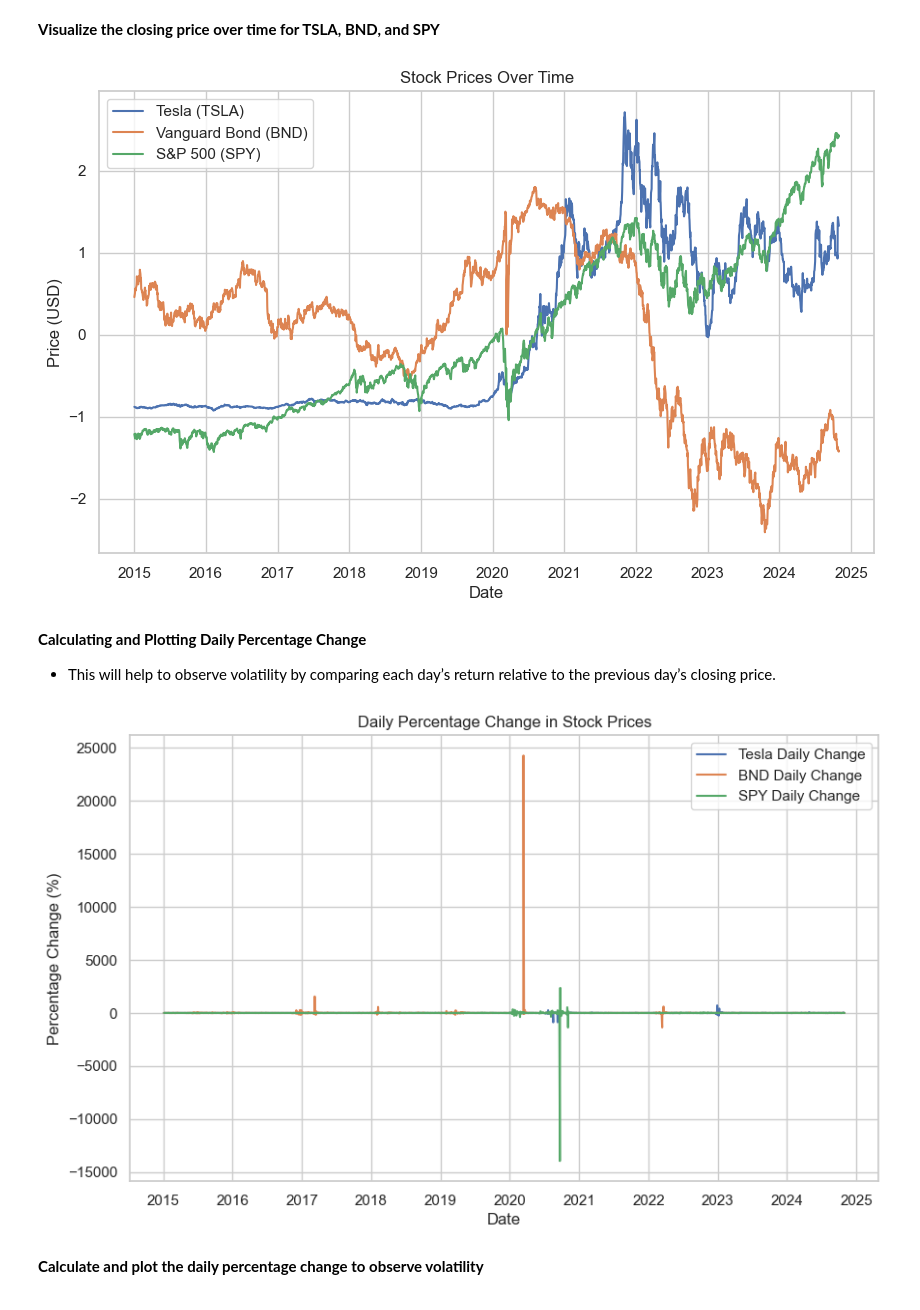
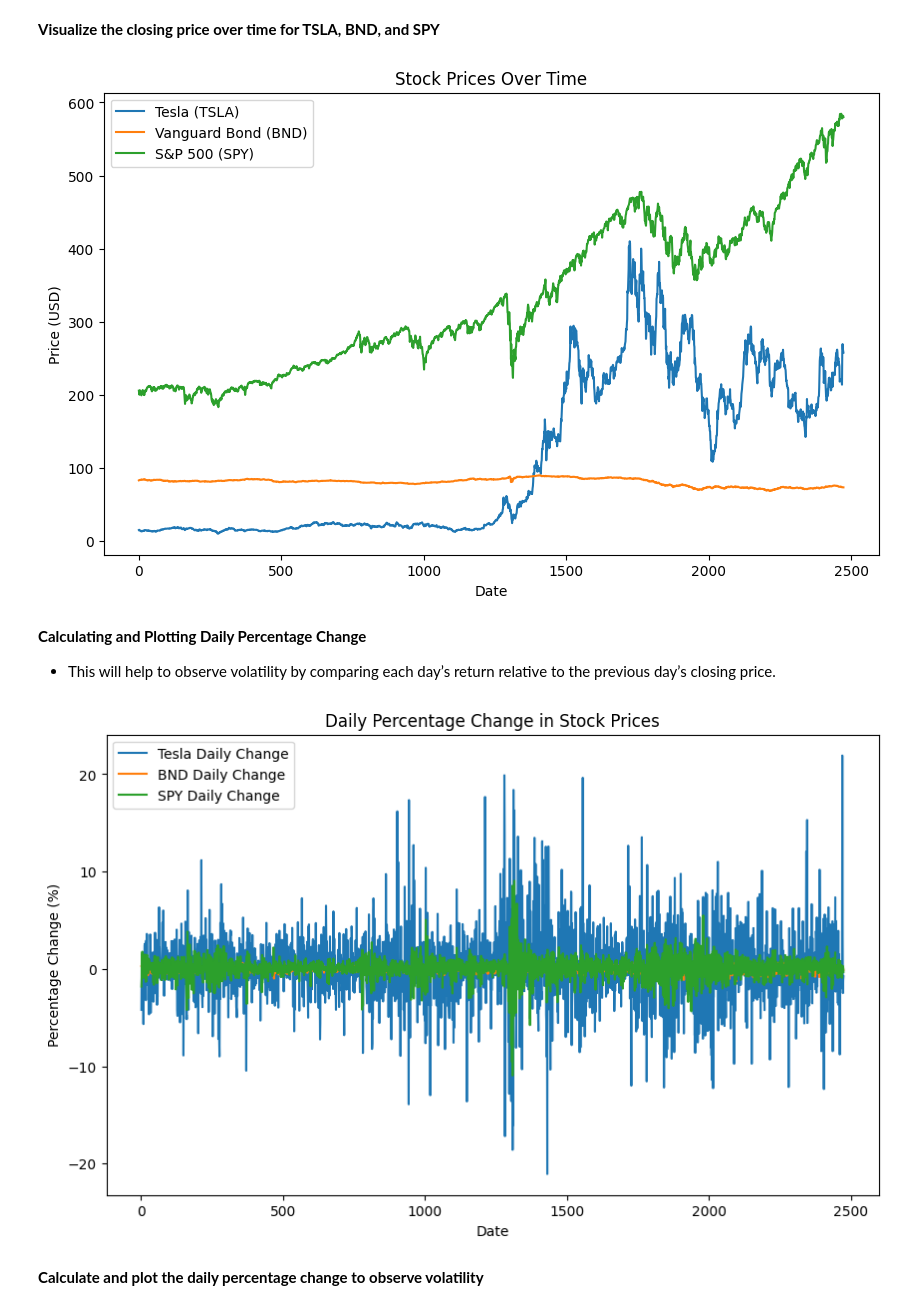
Before and after one commit to Akeab-tame/GMF-Investment-Strategies, a Jupyter notebook: notebooks/preprocess_explore_data.ipynb, the cells around one changed output. Saved outputs shown, nothing was run; the diff lists cells and outputs as text; code cells hidden in the pictures.

```diff
--- a/notebooks/preprocess_explore_data.ipynb
+++ b/notebooks/preprocess_explore_data.ipynb
@@ -168,6 +168,10 @@ data[['Adj Close BND', 'Adj Close SPY', 'Adj Close TSLA',
 **Visualizing Closing Price Over Time**
 
 - Plot the closing price for each asset to identify any obvious trends:
+# %%
+data = pd.read_csv("../data/TSLA.CSV")
+data1 = pd.read_csv("../data/BND.CSV")
+data2 = pd.read_csv("../data/SPY.CSV")
 # %%
 data
 # %% [output]
@@ -189,37 +192,37 @@ data
 **Visualize the closing price over time for TSLA, BND, and SPY**
 # %%
 plt.figure(figsize=(10, 6))
-plt.plot(data.index, data['Close TSLA'], label='Tesla (TSLA)')
-plt.plot(data.index, data['Close BND'], label='Vanguard Bond (BND)')
-plt.plot(data.index, data['Close SPY'], label='S&P 500 (SPY)')
+plt.plot(data.index, data['Close'], label='Tesla (TSLA)')
+plt.plot(data1.index, data1['Close'], label='Vanguard Bond (BND)')
+plt.plot(data2.index, data2['Close'], label='S&P 500 (SPY)')
 plt.title('Stock Prices Over Time')
 plt.xlabel('Date')
 plt.ylabel('Price (USD)')
 plt.legend()
 plt.show()
 # %% [output]
-[figure, old version]
+[figure, new version]
 # %% [markdown]
 **Calculating and Plotting Daily Percentage Change**
 
 - This will help to observe volatility by comparing each day’s return relative to the previous day’s closing price.
 # %%
 # Calculate and plot the daily percentage change to observe volatility for all three assets
-data['Daily Change TSLA'] = data['Close TSLA'].pct_change() * 100
-data['Daily Change BND'] = data['Close BND'].pct_change() * 100
-data['Daily Change SPY'] = data['Close SPY'].pct_change() * 100
+data['Daily Change TSLA'] = data['Close'].pct_change() * 100
+data1['Daily Change BND'] = data1['Close'].pct_change() * 100
+data2['Daily Change SPY'] = data2['Close'].pct_change() * 100
 # %%
 plt.figure(figsize=(10, 6))
 plt.plot(data.index, data['Daily Change TSLA'], label='Tesla Daily Change')
-plt.plot(data.index, data['Daily Change BND'], label='BND Daily Change')
-plt.plot(data.index, data['Daily Change SPY'], label='SPY Daily Change')
+plt.plot(data.index, data1['Daily Change BND'], label='BND Daily Change')
+plt.plot(data.index, data2['Daily Change SPY'], label='SPY Daily Change')
 plt.title('Daily Percentage Change in Stock Prices')
 plt.xlabel('Date')
 plt.ylabel('Percentage Change (%)')
 plt.legend()
 plt.show()
 # %% [output]
-[figure, old version]
+[figure, new version]
 # %% [markdown]
 **Calculate and plot the daily percentage change to observe volatility**
 # %%
```
Also changed, not shown: parts of 23 cells of this notebook, 1 other file.
